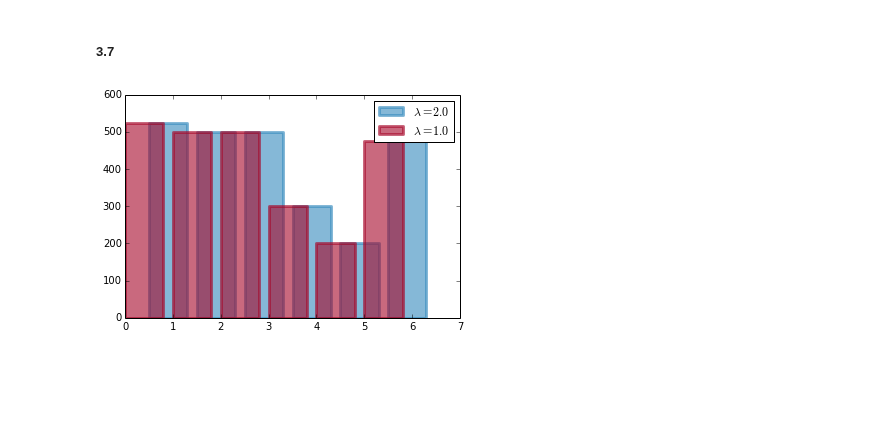
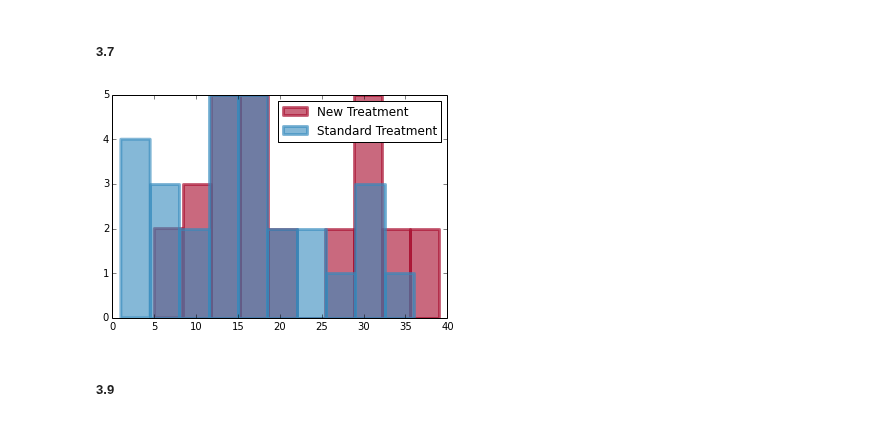
Before and after one commit to Chuphay/school, a Jupyter notebook: stat1/stat_2.ipynb, the cells around one changed output. Cells and saved outputs as stored; diff of their text form; code cells hidden in the pictures; blank space fills up the shorter version.

```diff
--- a/stat1/stat_2.ipynb
+++ b/stat1/stat_2.ipynb
@@ -77,19 +77,20 @@ d) 0.27916
 # %% [markdown]
 ##### 3.7
-# %%
-
-
-
-#Color scheme provided by https://github.com/CamDavidsonPilon
-colours = ["#348ABD", "#A60628"]
-
-bar(arange(len(expenses))+0.5,expenses.values, color=colours[0],
-        label="$\lambda = %.1f$" % 2, alpha=0.60,
-        edgecolor=colours[0], lw="3");
-
-bar(arange(len(expenses)),expenses.values, color=colours[1],
-        label="$\lambda = %.1f$" % 1, alpha=0.60,
-        edgecolor=colours[1], lw="3");
-legend();
-# %% [output]
-[figure, removed]
+# %%
+standard = array([4,15,24,10,1,27,31,14,2,16,32,7,13,36,29,6,12,18,14,15,18,6,13,21,20,8,3,24])
+new = array([5,20,29,15,7,32,36,17,15,19,35,10,16,39,27,14,10,16,12,13,16,9,18,33,30,29,31,27])
+
+#Color scheme provided by https://github.com/CamDavidsonPilon
+colours = ["#348ABD", "#A60628"]
+
+hist(new, color=colours[1],
+        label="New Treatment", alpha=0.60,
+        edgecolor=colours[1], lw="3");
+hist(standard, color=colours[0],
+        label="Standard Treatment", alpha=0.60,
+        edgecolor=colours[0], lw="3");
+legend(loc = 'best');
+# %% [output]
+[figure, added]
+# %% [markdown]
+##### 3.9
```
Also changed, not shown: parts of 8 cells of this notebook.
